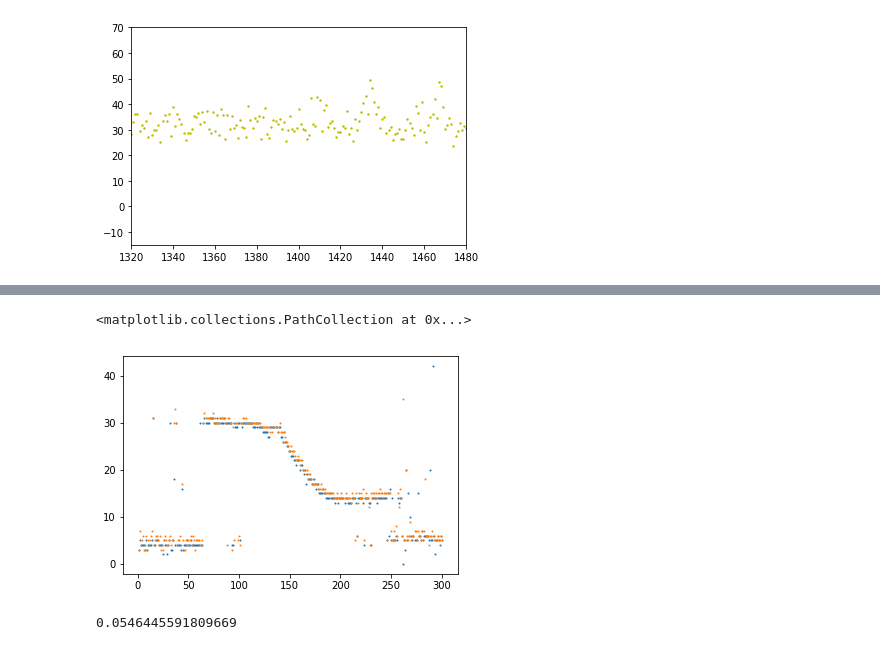
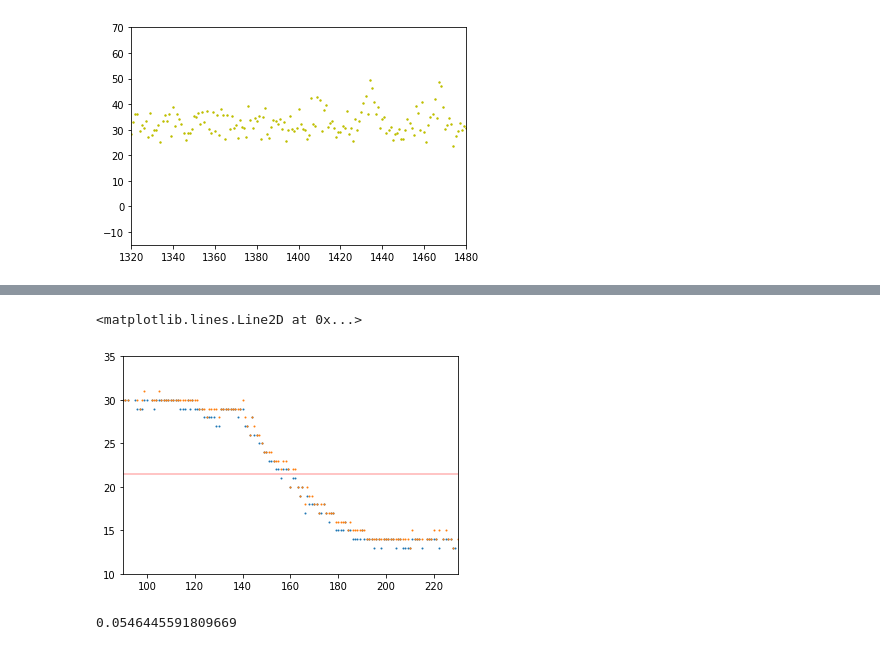
Before and after one commit to rqguan/Class-Code, a Jupyter notebook: Shane_Redu&Cali.ipynb, the cells around one changed output, grey strips where cells are left out. Drawn from its saved outputs; the diff is of its cells as text; code cells hidden in the pictures.

```diff
--- a/Shane_Redu&Cali.ipynb
+++ b/Shane_Redu&Cali.ipynb
@@ -327,9 +327,34 @@ for i in range(len(spec2D)):
     # Build new list to include the "Sum of each 5 element" as gaussian sum
     sum_spec_1D = []
     for i in range(len(spec_1D_trunc)):
-        sum_1D_value = sum(spec_1D_trunc[i-3:i+3])
+        sum_1D_value = sum(spec_1D_trunc[i-2:i+2])
         sum_spec_1D.append(sum_1D_value)
 
     h_alpha = max(sum_spec_1D)
     x_pixel_index = list(sum_spec_1D).index(h_alpha)
     trail_wave_list.append(x_pixel_index)
+# %%
+# combine trail_wave_list and wave_list by taking mean
+
+ICwave_list = []
+
+for i in range(300):
+    ii = (wave_list[i]+trail_wave_list[i])/2
+    ICwave_list.append(ii)
+# %%
+# inverse/reverse axis, combines radius
+
+ICWL_m = np.mean(ICwave_list[70:240])
+
+ICWL_1 = ICwave_list[40:160]
+ICWL_2 =ICwave_list[160:280]
+
+ICWL_1G = list(np.flip(ICWL_1))
+ICWL_2G = []
+for i in ICWL_2:
+    new_i = 2*ICWL_m-i
+    ICWL_2G.append(new_i)
+
+ICWL = [None]*(len(ICWL_1G)+len(ICWL_2G))
+ICWL[::2] = ICWL_1G
+ICWL[1::2] = ICWL_2G
@@ -336,28 +368,29 @@ for i in range(len(spec2D)):
 # %%
 #0.43*arcsec
 #110.66*Mpc
 
 pix2ly = np.deg2rad(0.43/3600)*110.66e3
 
 wave = []
 velocity = []
 
 for i in wave_list:
     obs = (int(i)+1406)*slope+inter
     z = (obs-6562.)/6562.8
     v = z*299792.458
 
     wave.append(obs)
     velocity.append(v)
 
 pixel = np.linspace(1,300,300)
 plt.scatter(pixel,wave_list,s=1)
 plt.scatter(pixel,trail_wave_list,s=1)
-#plt.xlim(85,120)
-#plt.ylim(80,150)
+plt.xlim(90,230)
+plt.ylim(10,35)
+plt.axhline(21.470,c='r',alpha=0.3)
 # %% [output]
-<matplotlib.collections.PathCollection at 0x...>
+<matplotlib.lines.Line2D at 0x...>
-[figure, old version]
+[figure, new version]
 # %%
 pixel_ind = 5.775953067e-15 * 9.4607e12 #km
 pixel_ind
```
Also changed, not shown: parts of 4 cells of this notebook.
